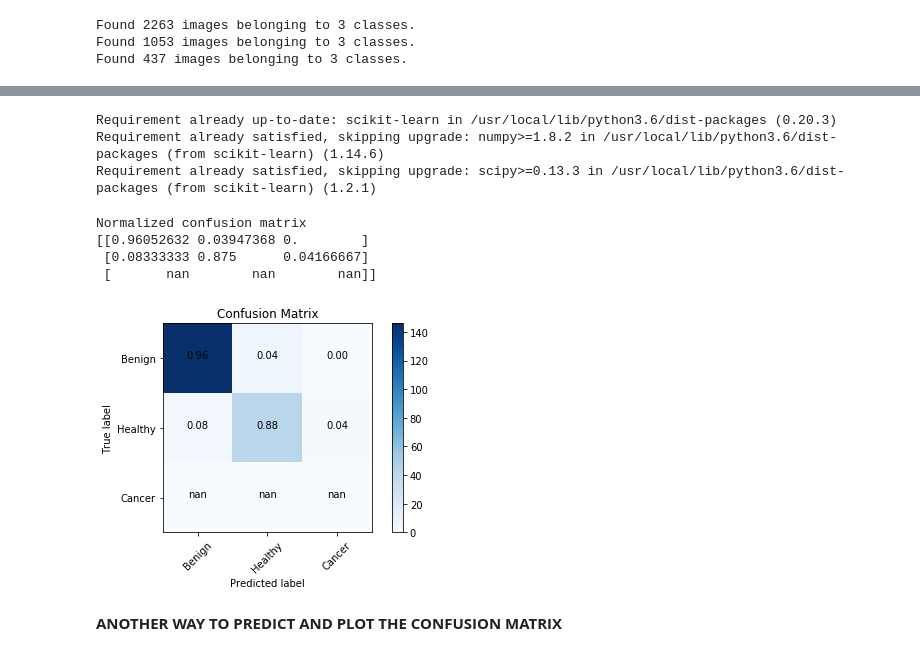
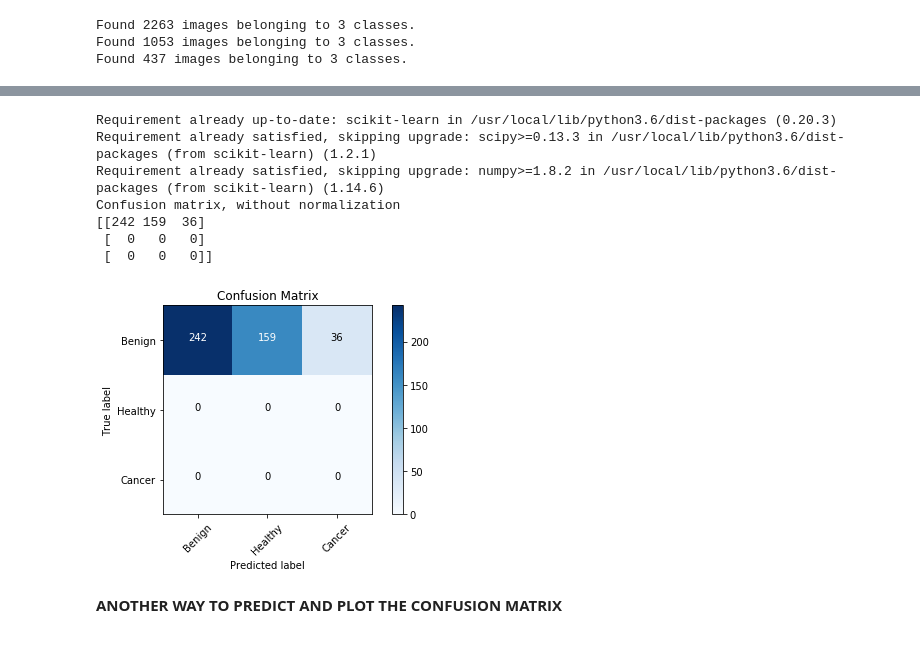
Before and after one commit to Marel88/Bioinfo_7_1, a Jupyter notebook: Bio_training.ipynb, the cells around one changed output, grey strips where cells are left out. Saved outputs shown, nothing was run; the diff lists cells and outputs as text; code cells hidden in the pictures.

```diff
--- a/Bio_training.ipynb
+++ b/Bio_training.ipynb
@@ -274,9 +268,11 @@ test_path="/content/gdrive/My Drive/Bioinformatica/Organized dataset/Test/Patche
 #FATTO DA CHIARA QUESTO AUGMENT?
 gen = ImageDataGenerator(rotation_range=10, shear_range=0.15, channel_shift_range=10., horizontal_flip=True)
 
-train_batches = gen.flow_from_directory(train_path, target_size=(224,224), classes=['Benign', 'Healthy', 'Cancer'], batch_size=32)
-valid_batches = ImageDataGenerator().flow_from_directory(valid_path, target_size=(224,224), classes=['Benign', 'Healthy', 'Cancer'], batch_size=32)
-test_batches = ImageDataGenerator().flow_from_directory(test_path, shuffle=False, target_size=(224,224), classes=['Benign', 'Healthy', 'Cancer'], batch_size=200)
+train_batches = gen.flow_from_directory(train_path, target_size=(224,224), classes=['Benign', 'Healthy', 'Cancer'], batch_size=100)
+valid_batches = ImageDataGenerator().flow_from_directory(valid_path, target_size=(224,224), classes=['Benign', 'Healthy', 'Cancer'], batch_size=100)
+test_batches = ImageDataGenerator().flow_from_directory(test_path, shuffle=False, target_size=(224,224), classes=['Benign', 'Healthy', 'Cancer'], batch_size=100)
+
+#added shuffle=False for test_batches
 # %% [output]
 Found 2263 images belonging to 3 classes.
 Found 1053 images belonging to 3 classes.
@@ -307,7 +303,9 @@ es = keras.callbacks.EarlyStopping(monitor='val_loss',
 #TRY TO COMPILE WITH SGD OPTIMIZER AND DEFINE MOMENTUM, TRY TO RUN LONGER EPOCHS, TRY TO TAKE BIGGER BATCHES
 
 #steps per epoch and validation step = dataset size / batch size
-model.compile(Adam(lr=0.0001, beta_1=0.9, beta_2=0.999, epsilon=1e-08, decay=0.0), loss ='categorical_crossentropy', metrics=['accuracy'])
-model.fit_generator(train_batches, steps_per_epoch=70, validation_data=valid_batches, validation_steps=33, epochs=30, verbose=2, callbacks=[es])
+#keras.optimizers.SGD(lr=0.1, momentum=0.0, decay=0.0, nesterov=False)
+#Adam(lr=0.0001, beta_1=0.9, beta_2=0.999, epsilon=1e-08, decay=0.0)
+model.compile(SGD(lr=0.0001, momentum=0.9, decay=0.0, nesterov=True), loss ='categorical_crossentropy', metrics=['accuracy'])
+model.fit_generator(train_batches, steps_per_epoch=train_batches.samples/train_batches.batch_size, validation_data=valid_batches, validation_steps=valid_batches.samples/valid_batches.batch_size, epochs=100, verbose=2)#, callbacks=[es])
 #model.save('/content/gdrive/My Drive/Bioinformatica/FirstVGG16.h5')
 # %% [output]
@@ -363,6 +365,7 @@ best_accuracy = grid_search.best_score_
 model.save('/content/gdrive/My Drive/Bioinformatica/FirstVGG16.h5')
 # %%
 #steps = images in the test folder / batch size
-predictions = model.predict_generator(test_batches, steps= 1, verbose=0)
+
+predictions = model.predict_generator(test_batches, steps= 5, verbose=1)
 
 #predictions = np.argmax(predictions, axis=-1) #multiple categories
@@ -400,28 +405,29 @@ def plot_confusion_matrix(cm,classes,normalize=False,title='Confusion matrix', c
 # %%
 !pip3 install -U scikit-learn
 from sklearn.metrics import confusion_matrix
-test_imgs, test_labels = next(test_batches)
+#test_imgs, test_labels = next(test_batches)
+test_labels=test_batches.classes
 
 #MULTI-LABEL CONFUSION MATRIX
 
 y_test_non_category = [ np.argmax(t) for t in test_labels ]
 #y_test_non_category = np.argmax(test_labels, axis=-1) #multiple categories
 y_predict_non_category = [ np.argmax(t) for t in predictions ]
 
 from sklearn.metrics import confusion_matrix
 conf_mat = confusion_matrix(y_test_non_category, y_predict_non_category)
 
 cm_plot_labels = ['Benign','Healthy','Cancer']
-plot_confusion_matrix(conf_mat,cm_plot_labels,normalize=True,title ='Confusion Matrix')
+plot_confusion_matrix(conf_mat,cm_plot_labels,normalize=False,title ='Confusion Matrix')
 # %% [output]
 Requirement already up-to-date: scikit-learn in /usr/local/lib/python3.6/dist-packages (0.20.3)
+Requirement already satisfied, skipping upgrade: scipy>=0.13.3 in /usr/local/lib/python3.6/dist-packages (from scikit-learn) (1.2.1)
 Requirement already satisfied, skipping upgrade: numpy>=1.8.2 in /usr/local/lib/python3.6/dist-packages (from scikit-learn) (1.14.6)
-Requirement already satisfied, skipping upgrade: scipy>=0.13.3 in /usr/local/lib/python3.6/dist-packages (from scikit-learn) (1.2.1)
+Confusion matrix, without normalization
+[[242 159  36]
+ [  0   0   0]
+ [  0   0   0]]
-Normalized confusion matrix
-[[0.96052632 0.03947368 0.        ]
- [0.08333333 0.875      0.04166667]
- [       nan        nan        nan]]
-[figure, old version]
+[figure, new version]
 # %% [markdown]
 **ANOTHER WAY TO PREDICT AND PLOT THE CONFUSION MATRIX**
 # %%
```
Also changed, not shown: parts of 12 cells of this notebook.
